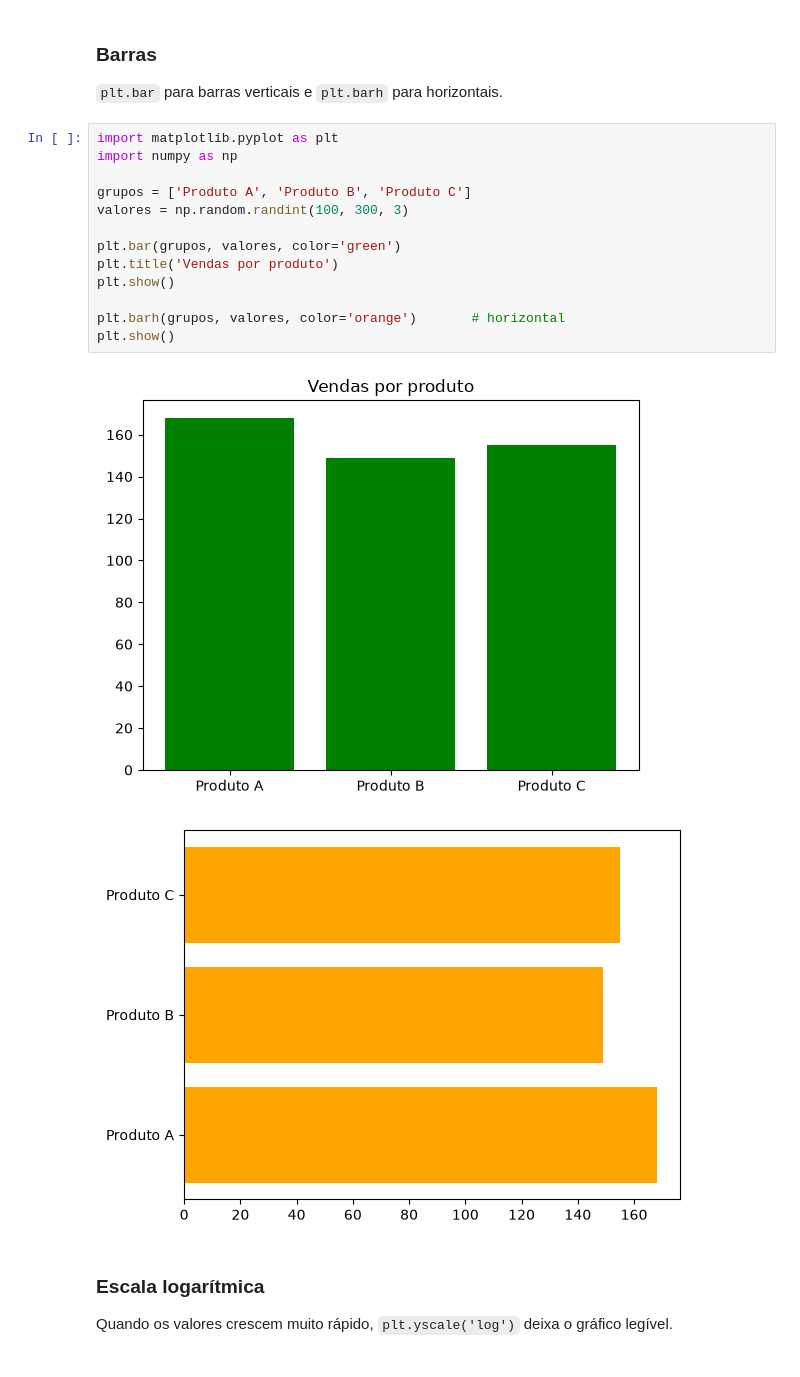
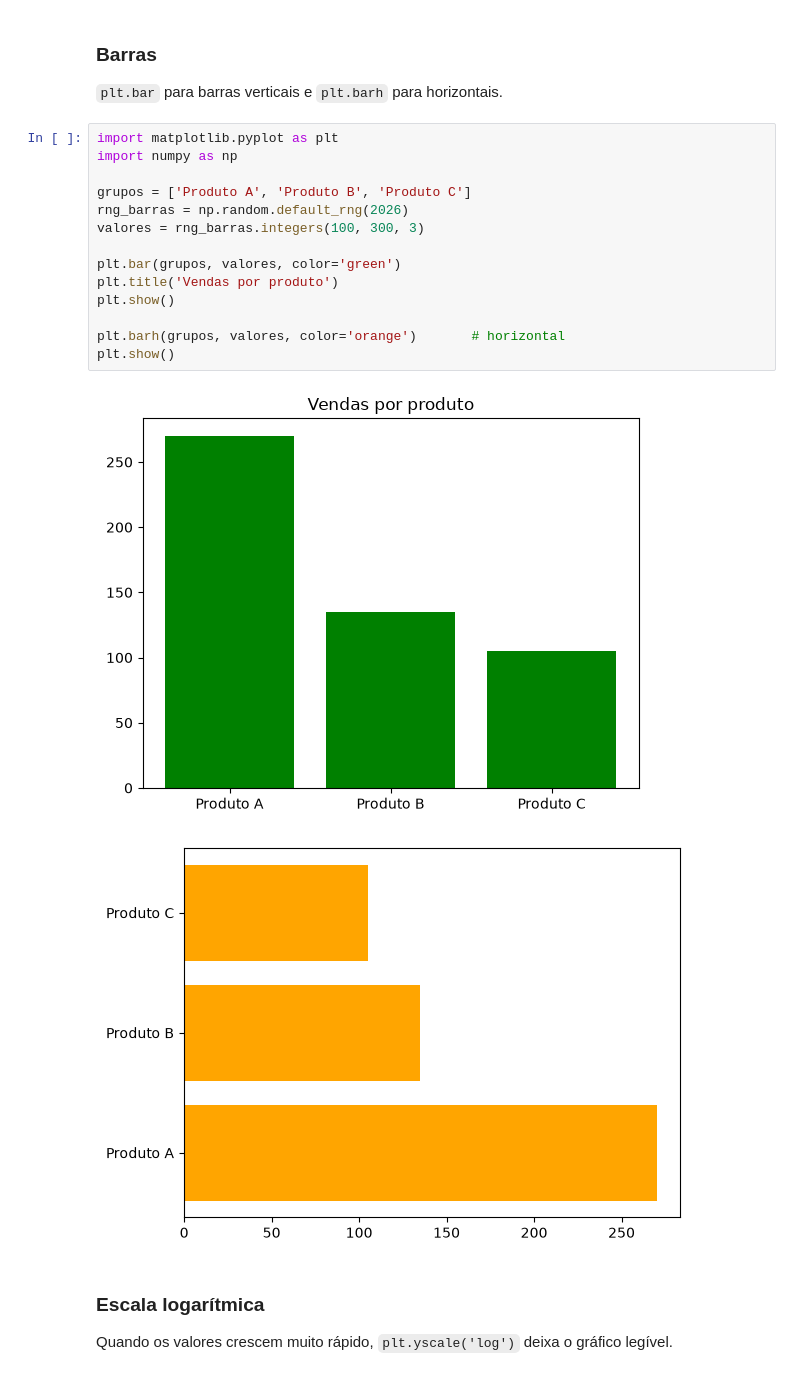
Before and after one commit to eduardojr-pereira/data-science-knowledge-base, a Jupyter notebook: 01_python_programming/04_numpy_e_matplotlib.ipynb, the cells around one changed output. Cells and saved outputs as stored; diff of their text form.

```diff
--- a/01_python_programming/04_numpy_e_matplotlib.ipynb
+++ b/01_python_programming/04_numpy_e_matplotlib.ipynb
@@ -520,19 +526,20 @@ plt.show()
 # %%
 import matplotlib.pyplot as plt
 import numpy as np
 
 grupos = ['Produto A', 'Produto B', 'Produto C']
-valores = np.random.randint(100, 300, 3)
+rng_barras = np.random.default_rng(2026)
+valores = rng_barras.integers(100, 300, 3)
 
 plt.bar(grupos, valores, color='green')
 plt.title('Vendas por produto')
 plt.show()
 
 plt.barh(grupos, valores, color='orange')       # horizontal
 plt.show()
 # %% [output]
-[figure, old version]
+[figure, new version]
-[figure, old version]
+[figure, new version]
 # %% [markdown]
 ### Escala logarítmica
 Quando os valores crescem muito rápido, `plt.yscale('log')` deixa o gráfico legível.
```
Also changed, not shown: parts of 5 cells of this notebook, 8 other files.
